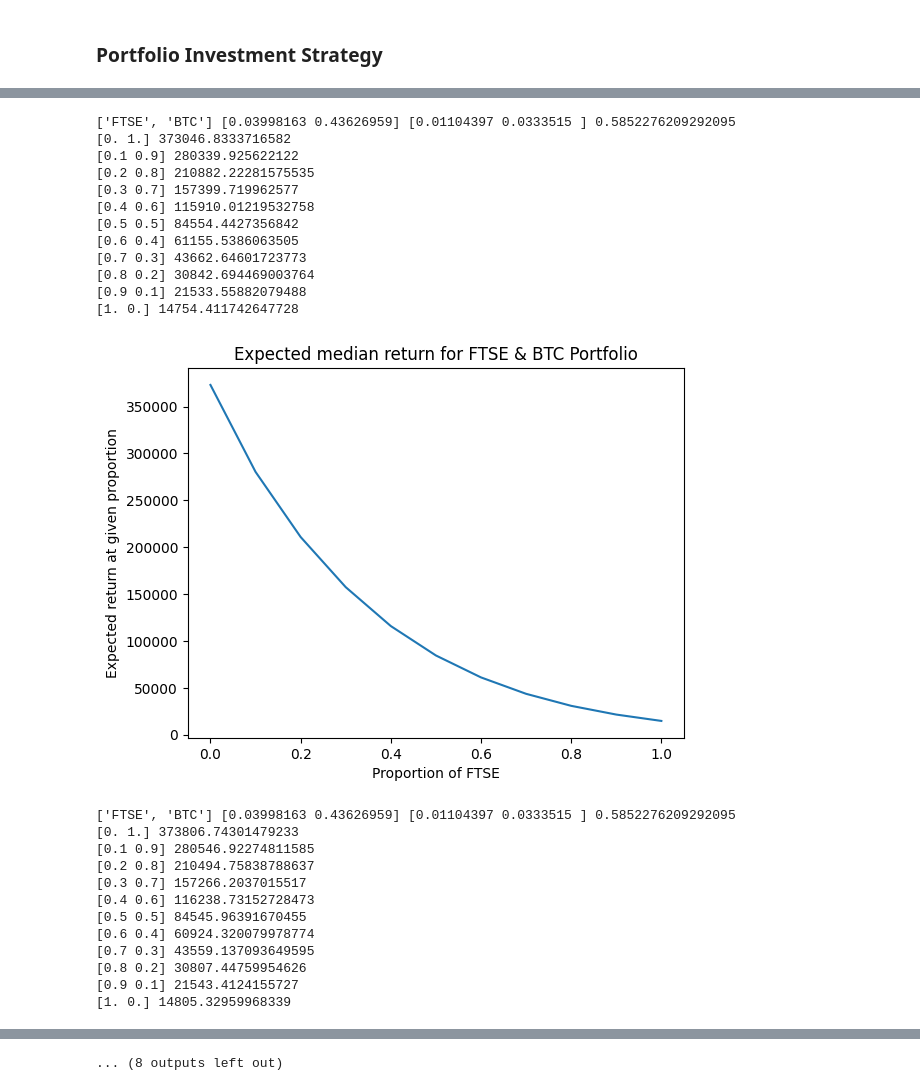
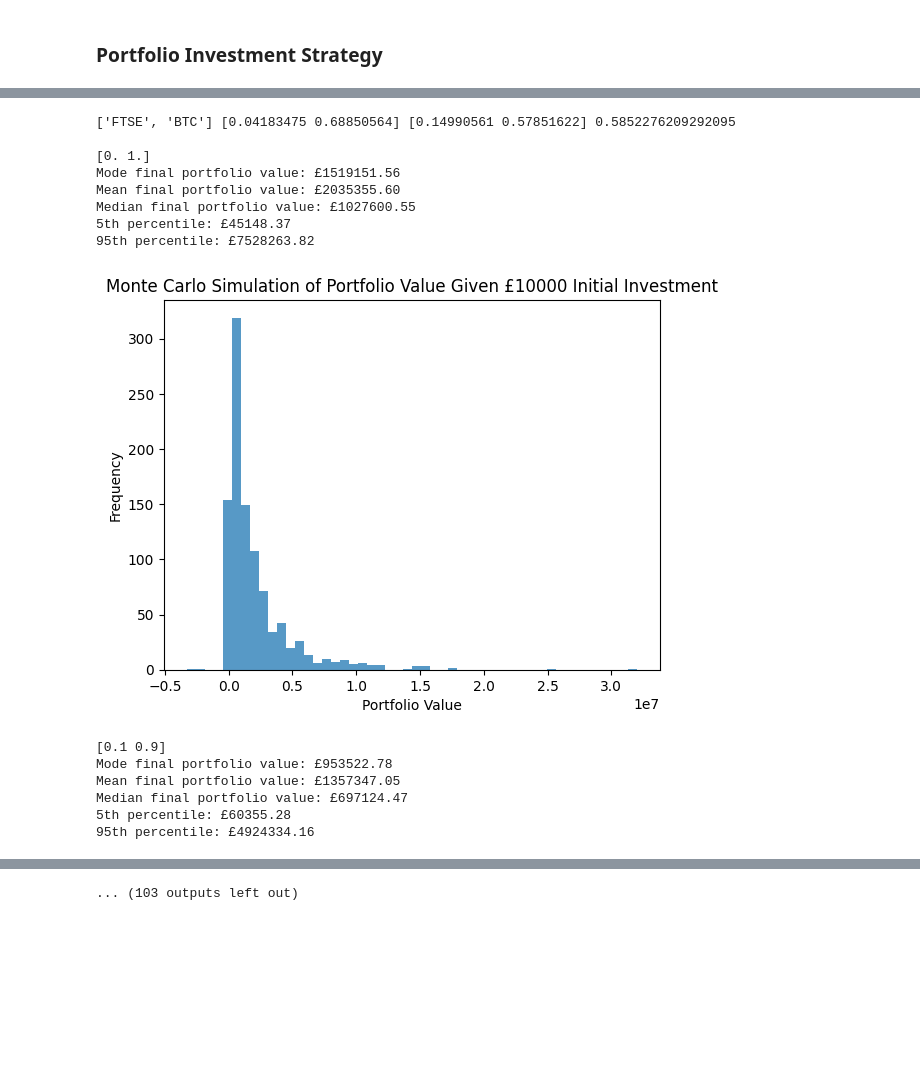
Before and after one commit to JoysGitHubPortfolio/SecuritiesModelling, a Jupyter notebook: Answers/Strategy.ipynb, the cells around one changed output, grey strips where cells are left out. Cells and saved outputs as stored; diff of their text form; code cells hidden in the pictures; blank space fills up the shorter version.

Commit message:
Fixed Annual Volality
Used rolling window with correct number of trading days for both BTC & FTSE

```diff
--- a/Answers/Strategy.ipynb
+++ b/Answers/Strategy.ipynb
@@ -68,63 +68,54 @@ from Functions.montecarlo import *
 # %%
 def InvokeModel():
     initial_portfolio_value = 10000
     years = 10
     num_simulations = 1000
 
     # Expected returns & volatilities for each asset
     R = r
     assets = ['FTSE', 'BTC']
     expected_returns = np.array([ftse_annual, btc_annual])
-    volatilities = np.array([volatility_ftse, volatility_btc])
+    volatilities = np.array([ftse_vol_annual, btc_vol_annual])
     print(assets, expected_returns, volatilities, R)
+    print()
 
     # Test out different iterations of portfolio weights
     n = 10
-    final_medians = {}
+    final_metrics = {}
     for i in range(n+1):
         weight_a = i/n
         weight_b = 1 - weight_a
         weights = np.array([weight_a, weight_b])
 
-        median = MonteCarlo(initial_portfolio_value=initial_portfolio_value,
-                            years = years,
-                            num_simulations=num_simulations,
-                            expected_returns=expected_returns,
-                            volatilities=volatilities,
-                            weights=weights,
-                            R=R,
-                            plot=False)
-        final_medians[weight_a] = median
-        print(weights, median)
+        print(weights)
+        mode, mean, median, p_5, p_95 = MonteCarlo(initial_portfolio_value=initial_portfolio_value,
+                                        years = years,
+                                        num_simulations=num_simulations,
+                                        expected_returns=expected_returns,
+                                        volatilities=volatilities,
+                                        weights=weights,
+                                        R=R,
+                                        plot=True)
+        final_metrics[weight_a] = p_5
 
-    plt.title('Expected median return for FTSE & BTC Portfolio')
-    PlotExpectedReturns(assets=assets, final_medians=final_medians)
+    plt.title('Simulated return for FTSE & BTC Portfolio with £10k initial investment after 10Y at 5th Percentile')
+    PlotExpectedReturns(assets=assets, final_medians=final_metrics)
 
-for i in range(10):
+for i in range(5):
     InvokeModel()
 # %% [output]
-['FTSE', 'BTC'] [0.03998163 0.43626959] [0.01104397 0.0333515 ] 0.5852276209292095
-[0. 1.] 373046.8333716582
-[0.1 0.9] 280339.925622122
-[0.2 0.8] 210882.22281575535
-[0.3 0.7] 157399.719962577
-[0.4 0.6] 115910.01219532758
-[0.5 0.5] 84554.4427356842
-[0.6 0.4] 61155.5386063505
-[0.7 0.3] 43662.64601723773
-[0.8 0.2] 30842.694469003764
-[0.9 0.1] 21533.55882079488
-[1. 0.] 14754.411742647728
+['FTSE', 'BTC'] [0.04183475 0.68850564] [0.14990561 0.57851622] 0.5852276209292095
+
+[0. 1.]
+Mode final portfolio value: £1519151.56
+Mean final portfolio value: £2035355.60
+Median final portfolio value: £1027600.55
+5th percentile: £45148.37
+95th percentile: £7528263.82
-[figure, old version]
+[figure, new version]
-['FTSE', 'BTC'] [0.03998163 0.43626959] [0.01104397 0.0333515 ] 0.5852276209292095
-[0. 1.] 373806.74301479233
-[0.1 0.9] 280546.92274811585
-[0.2 0.8] 210494.75838788637
-[0.3 0.7] 157266.2037015517
-[0.4 0.6] 116238.73152728473
-[0.5 0.5] 84545.96391670455
-[0.6 0.4] 60924.320079978774
-[0.7 0.3] 43559.137093649595
-[0.8 0.2] 30807.44759954626
-[0.9 0.1] 21543.4124155727
-[1. 0.] 14805.32959968339
+[0.1 0.9]
+Mode final portfolio value: £953522.78
+Mean final portfolio value: £1357347.05
+Median final portfolio value: £697124.47
+5th percentile: £60355.28
+95th percentile: £4924334.16
@@ -184 +151 @@ for i in range(10):
-... (8 outputs left out)
+... (103 outputs left out)
```
Also changed, not shown: parts of 2 cells of this notebook, 2 other files.
